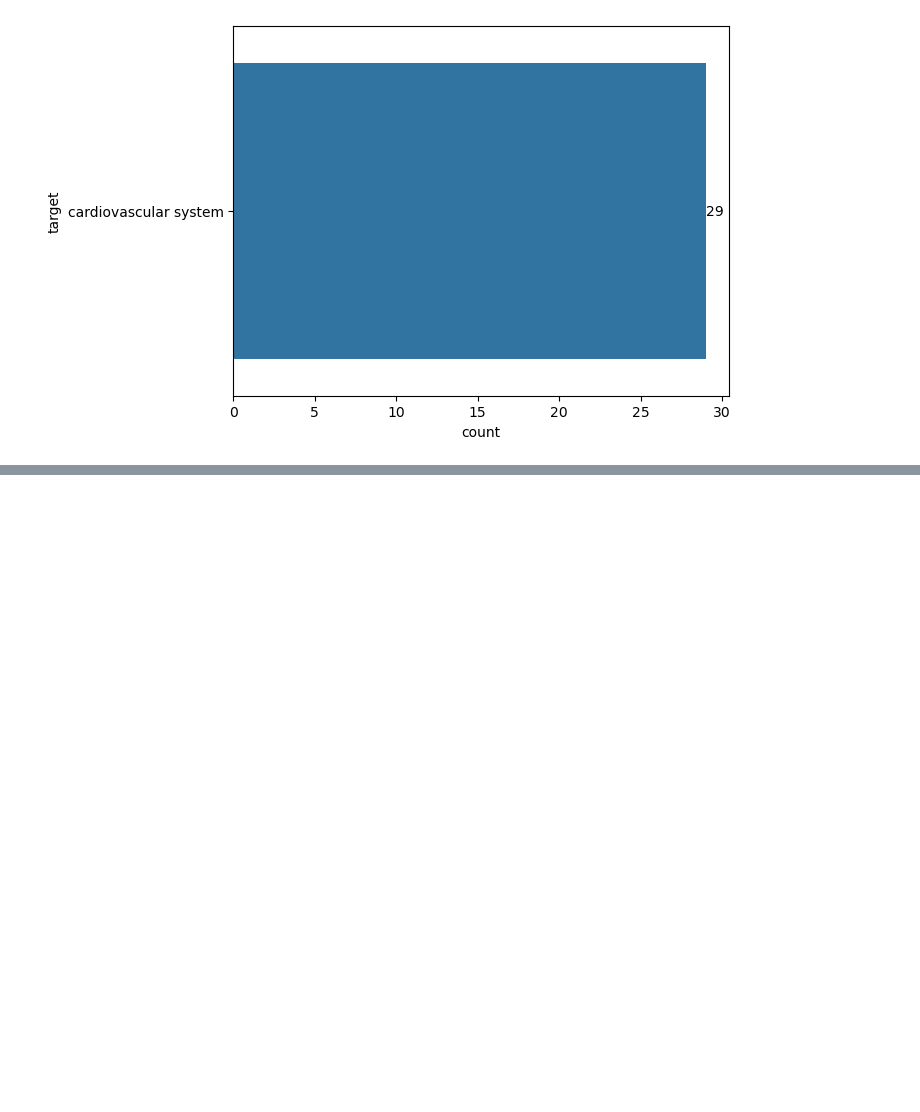
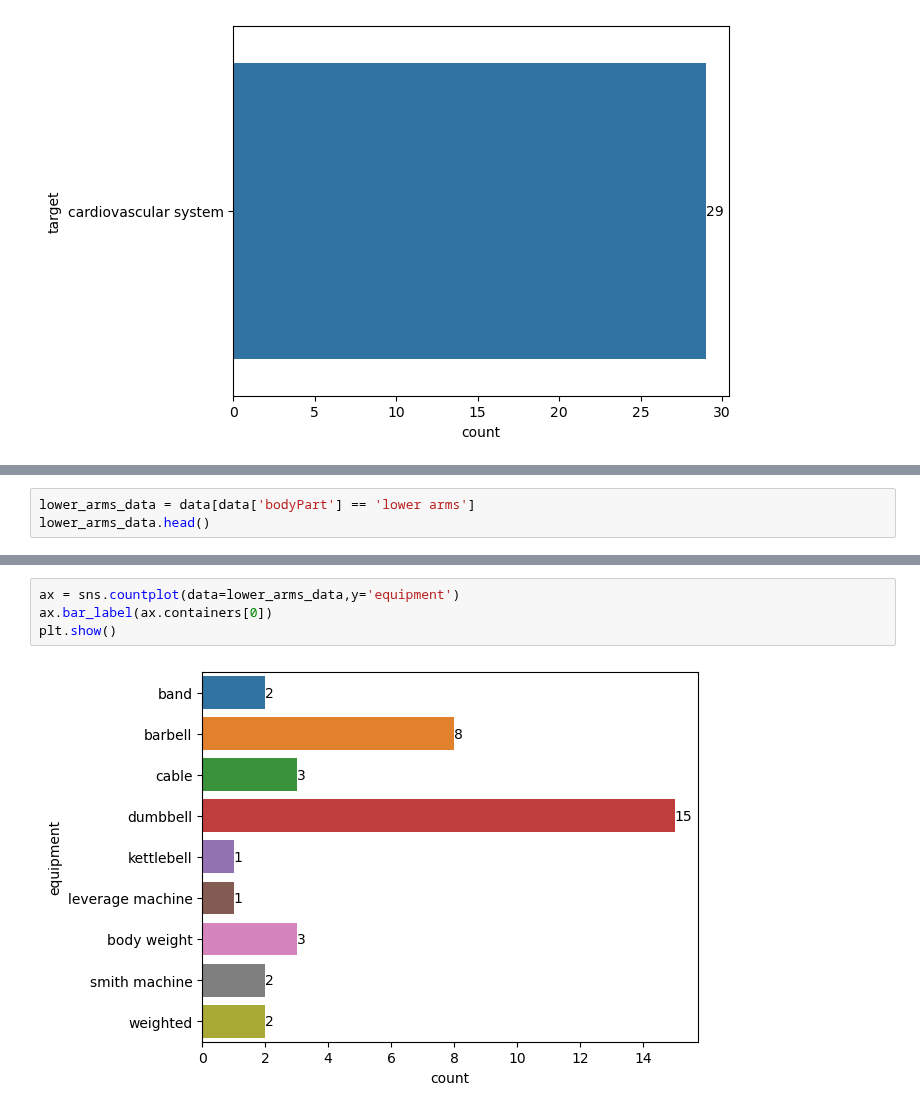
Before and after one commit to SanukaJayasinghe/DSGP-Group28, a Jupyter notebook: Exercise_Recommendation.ipynb, the cells around one changed output, grey strips where cells are left out. Cells and saved outputs as stored; diff of their text form; blank space fills up the shorter version.

```diff
--- a/Exercise_Recommendation.ipynb
+++ b/Exercise_Recommendation.ipynb
@@ -447,0 +443,3 @@ ValueError: y contains previously unseen labels: ''
+# %%
+lower_arms_data = data[data['bodyPart'] == 'lower arms']
+lower_arms_data.head()
@@ -447,0 +453,6 @@ ValueError: y contains previously unseen labels: ''
+# %%
+ax = sns.countplot(data=lower_arms_data,y='equipment')
+ax.bar_label(ax.containers[0])
+plt.show()
+# %% [output]
+[figure, added]
```
Also changed, not shown: parts of 25 cells of this notebook.
